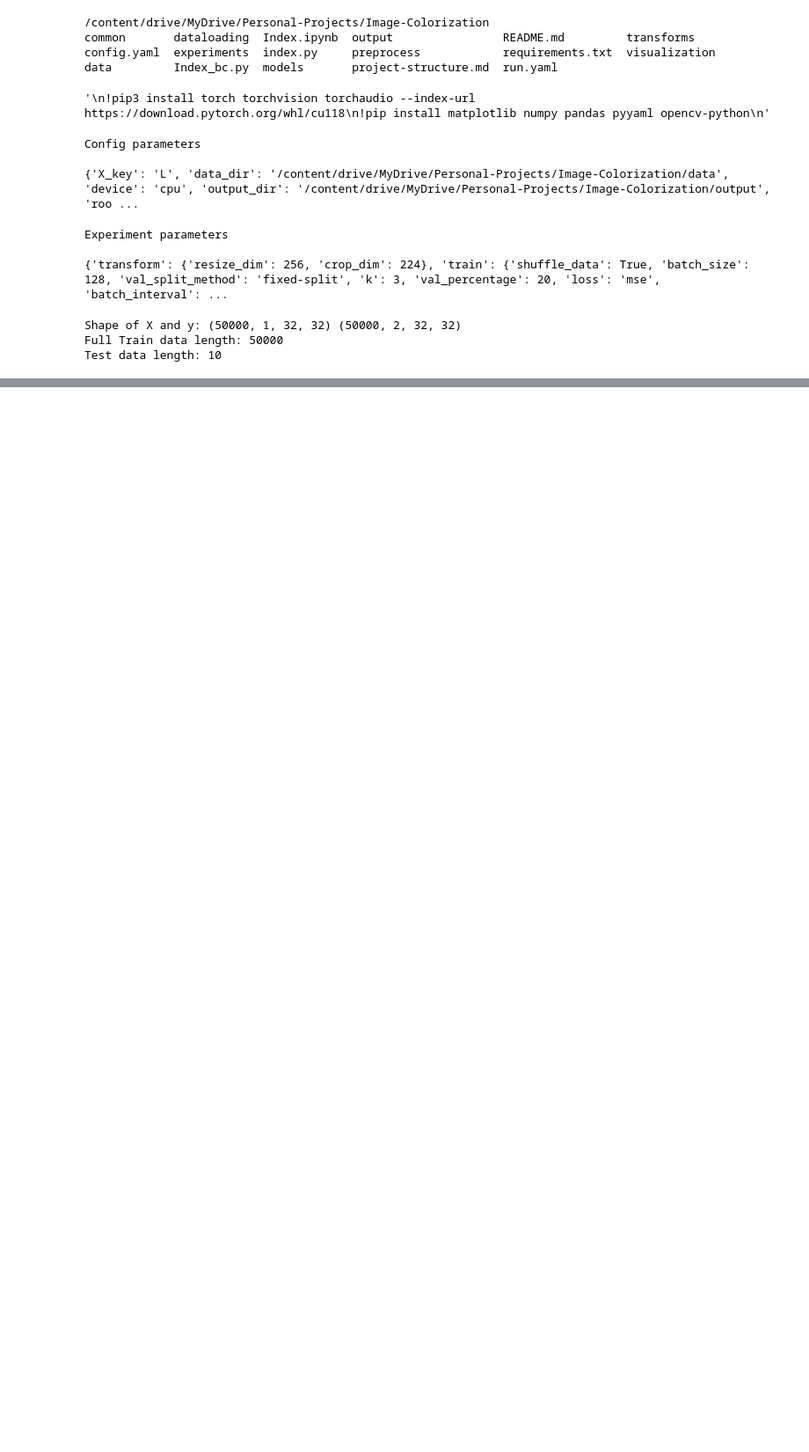
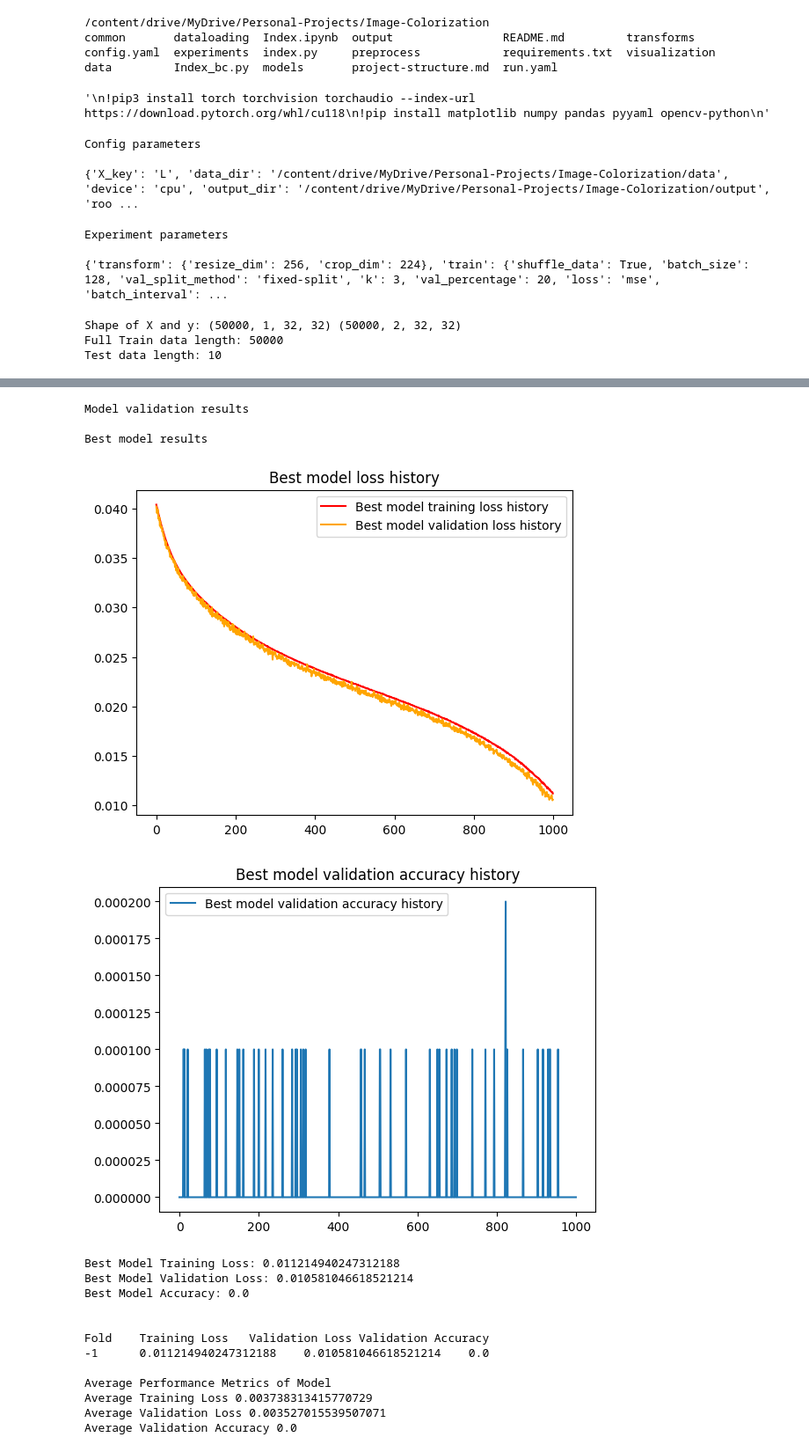
Before and after one commit to VinitraMk/Image-Colorization, a Jupyter notebook: Index.ipynb, the cells around one changed output, grey strips where cells are left out. Shown: that part at 88% size. Drawn from its saved outputs; the diff is of its cells as text; code cells hidden in the pictures; blank space fills up the shorter version.

```diff
--- a/Index.ipynb
+++ b/Index.ipynb
@@ -112,13 +225,31 @@ Loading saved model
 # %%
 # get best model
-model = get_model(exp_params["model"]["name"])
-model = get_saved_model(model, '')
+model, model_history, _ = get_model_data(exp_params["model"]["name"])
+#model = get_saved_model(model, '')
 model_info = get_modelinfo('')
 
 print("\nModel validation results")
 #visualization results
 vis = Visualization(model_info, model_history)
 vis.get_results()
+# %% [output]
+Model validation results
+
+Best model results
+[figure, added]
+[figure, added]
+Best Model Training Loss: 0.011214940247312188
+Best Model Validation Loss: 0.010581046618521214
+Best Model Accuracy: 0.0
+
+
+Fold    Training Loss   Validation Loss Validation Accuracy
+-1      0.011214940247312188    0.010581046618521214    0.0
+
+Average Performance Metrics of Model
+Average Training Loss 0.003738313415770729
+Average Validation Loss 0.003527015539507071
+Average Validation Accuracy 0.0
 # %%
 #model testing
 model = get_model(exp_params["model"]["name"])
```
Also changed, not shown: parts of 5 cells of this notebook, 3 other files.
